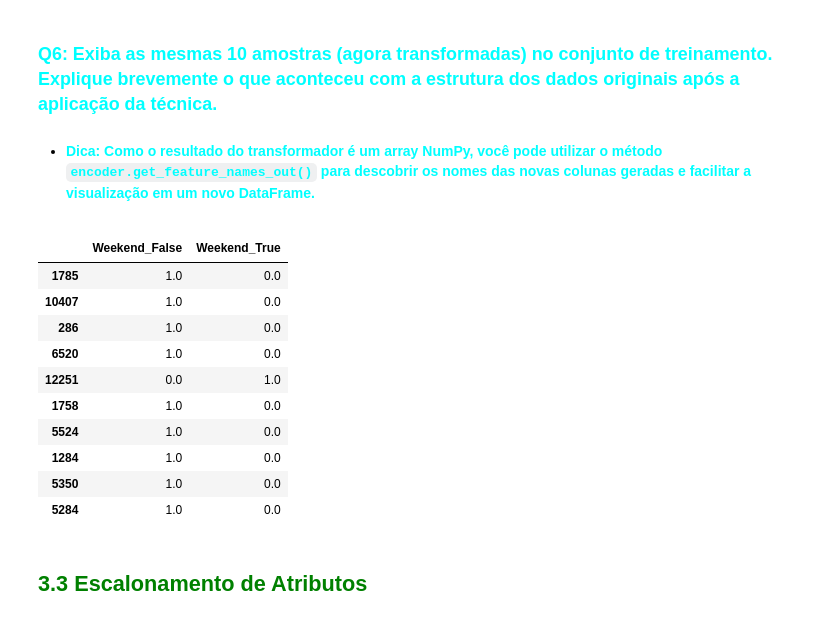
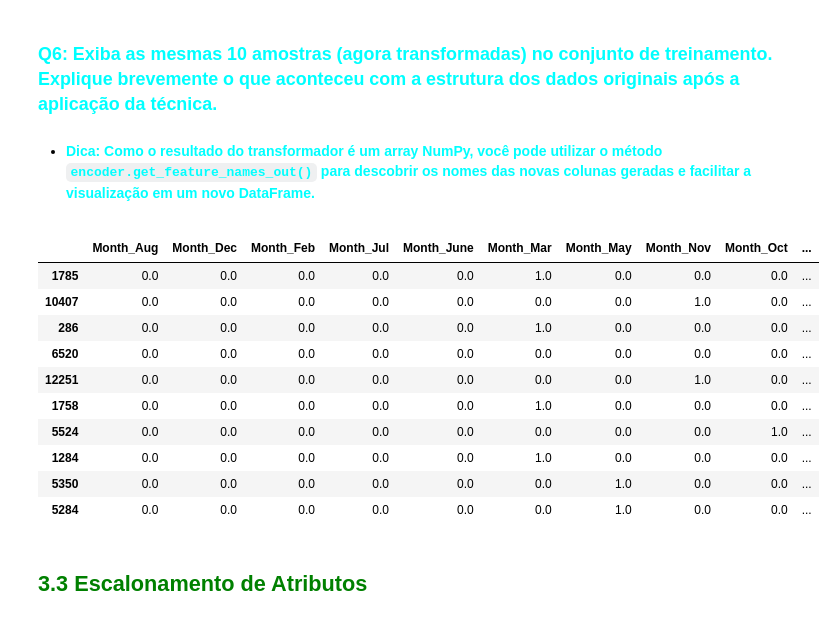
Before and after one commit to MatheusAndrade23/E08-L2-Project, a Jupyter notebook: lab/C24_2026_1_L1_Atividade_04_355.ipynb, the cells around one changed output. Saved outputs shown, nothing was run; the diff lists cells and outputs as text; code cells hidden in the pictures.

```diff
--- a/lab/C24_2026_1_L1_Atividade_04_355.ipynb
+++ b/lab/C24_2026_1_L1_Atividade_04_355.ipynb
@@ -141,33 +141,33 @@ Name: Weekend, dtype: bool
 from sklearn.preprocessing import OneHotEncoder
 
 enc = OneHotEncoder(sparse_output=False, handle_unknown='ignore')
-X_train_weekend_encoded = enc.fit_transform(X_train[['Weekend']])
-X_test_weekend_encoded = enc.transform(X_test[['Weekend']])
+X_train_month_encoded = enc.fit_transform(X_train[['Month']])
+X_test_month_encoded = enc.transform(X_test[['Month']])
 # %% [markdown]
 ### <font color='cyan'>Q6: Exiba as mesmas 10 amostras (agora transformadas) no conjunto de treinamento. Explique brevemente o que aconteceu com a estrutura dos dados originais após a aplicação da técnica.</font>
 - #### <font color='cyan'>Dica: Como o resultado do transformador é um array NumPy, você pode utilizar o método `encoder.get_feature_names_out()` para descobrir os nomes das novas colunas geradas e facilitar a visualização em um novo DataFrame.</font>
 # %%
 enc.get_feature_names_out()
 
 X_train_weekend_encoded_df = pd.DataFrame(
-    X_train_weekend_encoded,
+    X_train_month_encoded,
     columns=enc.get_feature_names_out(),
     index=X_train.index
 )
 
 X_train_weekend_encoded_df.head(10)
 # %% [output]
-|  | Weekend_False | Weekend_True |
-| 1785 | 1.0 | 0.0 |
-| 10407 | 1.0 | 0.0 |
-| 286 | 1.0 | 0.0 |
-| 6520 | 1.0 | 0.0 |
-| 12251 | 0.0 | 1.0 |
-| 1758 | 1.0 | 0.0 |
-| 5524 | 1.0 | 0.0 |
-| 1284 | 1.0 | 0.0 |
-| 5350 | 1.0 | 0.0 |
-| 5284 | 1.0 | 0.0 |
+|  | Month_Aug | Month_Dec | Month_Feb | Month_Jul | Month_June | Month_Mar | Month_May | Month_Nov | Month_Oct | ... |
+| 1785 | 0.0 | 0.0 | 0.0 | 0.0 | 0.0 | 1.0 | 0.0 | 0.0 | 0.0 | ... |
+| 10407 | 0.0 | 0.0 | 0.0 | 0.0 | 0.0 | 0.0 | 0.0 | 1.0 | 0.0 | ... |
+| 286 | 0.0 | 0.0 | 0.0 | 0.0 | 0.0 | 1.0 | 0.0 | 0.0 | 0.0 | ... |
+| 6520 | 0.0 | 0.0 | 0.0 | 0.0 | 0.0 | 0.0 | 0.0 | 0.0 | 0.0 | ... |
+| 12251 | 0.0 | 0.0 | 0.0 | 0.0 | 0.0 | 0.0 | 0.0 | 1.0 | 0.0 | ... |
+| 1758 | 0.0 | 0.0 | 0.0 | 0.0 | 0.0 | 1.0 | 0.0 | 0.0 | 0.0 | ... |
+| 5524 | 0.0 | 0.0 | 0.0 | 0.0 | 0.0 | 0.0 | 0.0 | 0.0 | 1.0 | ... |
+| 1284 | 0.0 | 0.0 | 0.0 | 0.0 | 0.0 | 1.0 | 0.0 | 0.0 | 0.0 | ... |
+| 5350 | 0.0 | 0.0 | 0.0 | 0.0 | 0.0 | 0.0 | 1.0 | 0.0 | 0.0 | ... |
+| 5284 | 0.0 | 0.0 | 0.0 | 0.0 | 0.0 | 0.0 | 1.0 | 0.0 | 0.0 | ... |
 # %% [markdown]
 ## <font color='green'>**3.3 Escalonamento de Atributos**</font>
 # %% [markdown]
```
Also changed, not shown: parts of 5 cells of this notebook.
